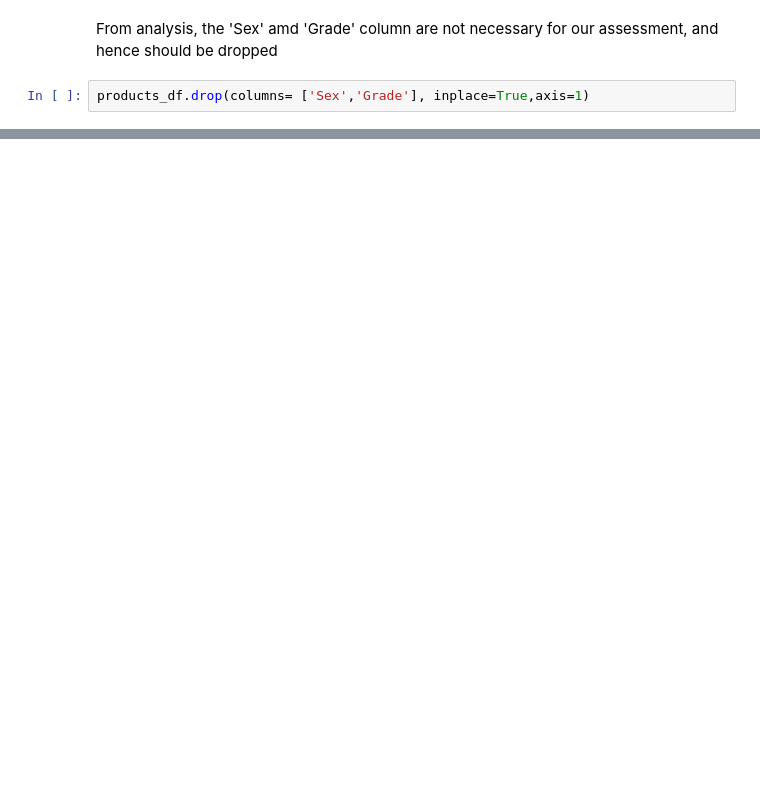
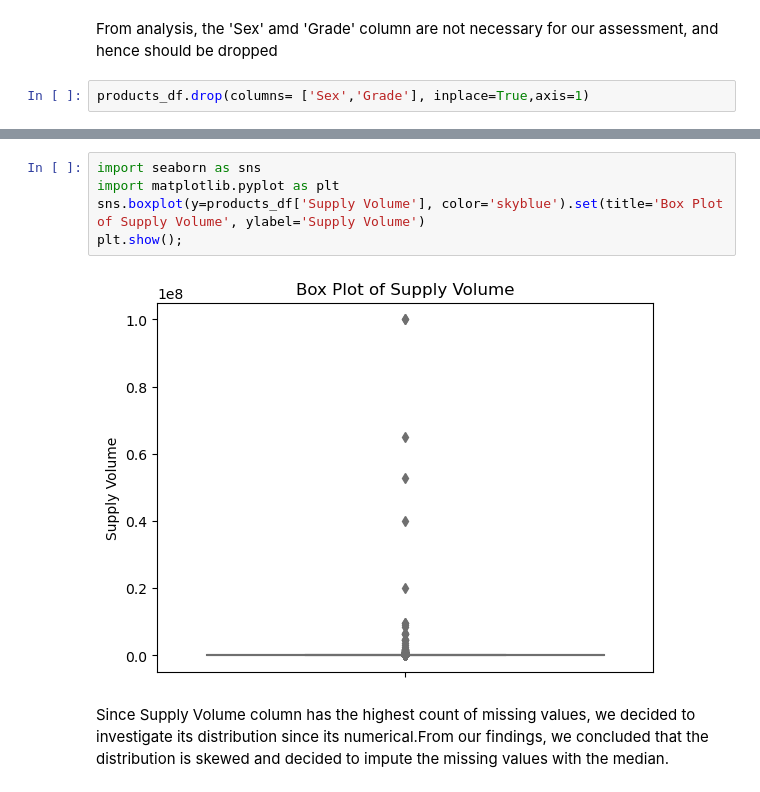
Before and after one commit to Logan-BCM/AgriPriceForecast-Kenya, a Jupyter notebook: Project.ipynb, the cells around one changed output, grey strips where cells are left out. Drawn from its saved outputs; the diff is of its cells as text; blank space fills up the shorter version.

```diff
--- a/Project.ipynb
+++ b/Project.ipynb
@@ -521,0 +541,9 @@ products_df.head()
+# %%
+import seaborn as sns
+import matplotlib.pyplot as plt
+sns.boxplot(y=products_df['Supply Volume'], color='skyblue').set(title='Box Plot of Supply Volume', ylabel='Supply Volume')
+plt.show();
+# %% [output]
+[figure, added]
+# %% [markdown]
+Since Supply Volume column has the highest count of missing values, we decided to investigate its distribution since its numerical.From our findings, we concluded that the distribution is skewed and decided to impute the missing values with the median.
```
Also changed, not shown: parts of 26 cells of this notebook.
